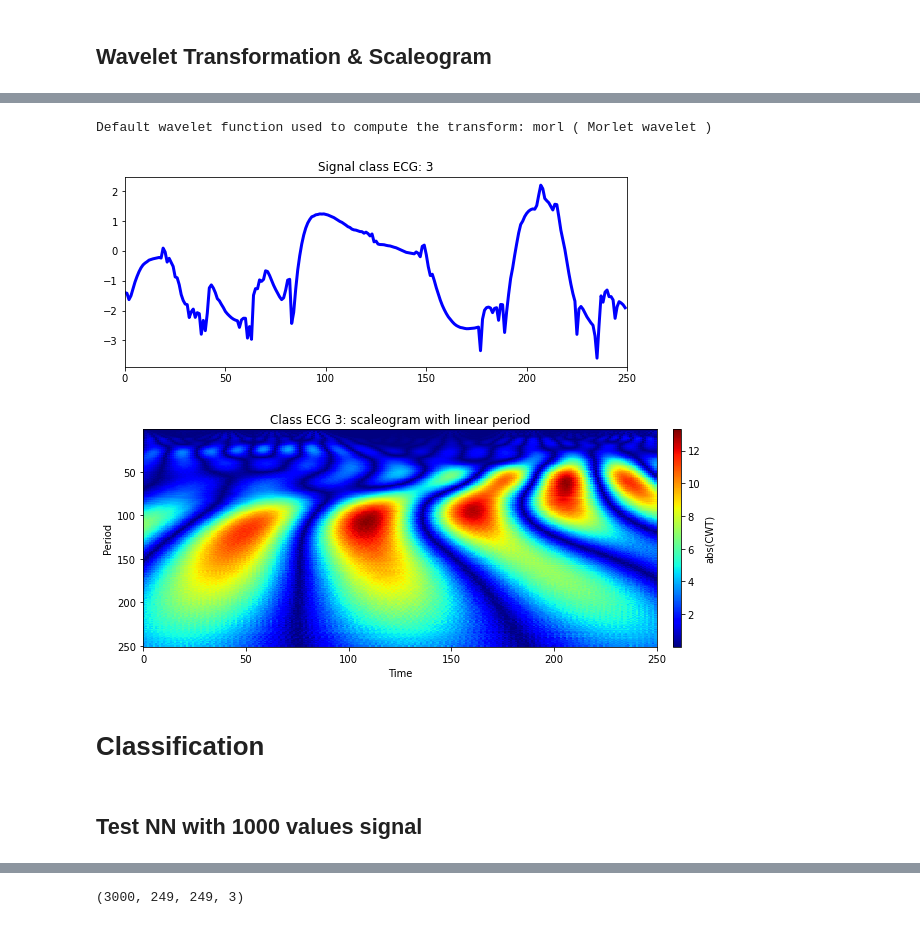
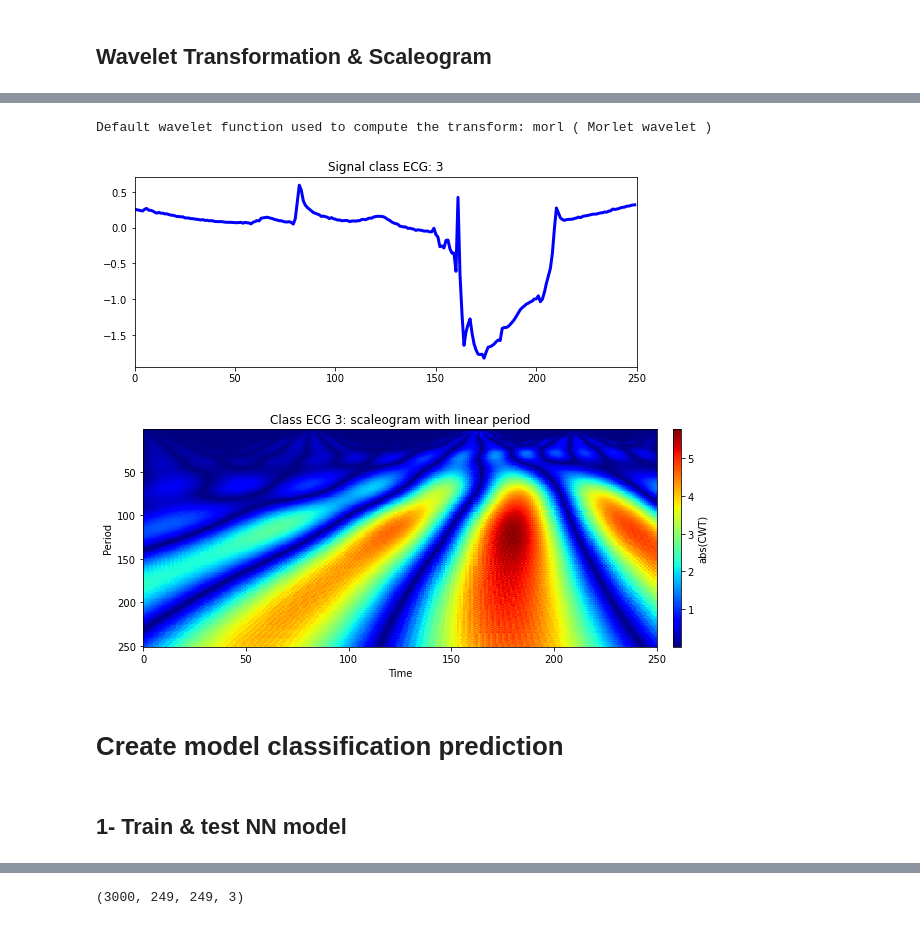
Before and after one commit to DJM25/aura-jedha, a Jupyter notebook: wavelet_analysis_ECG_model.ipynb, the cells around one changed output, grey strips where cells are left out. Saved outputs shown, nothing was run; the diff lists cells and outputs as text; code cells hidden in the pictures.

```diff
--- a/wavelet_analysis_ECG_model.ipynb
+++ b/wavelet_analysis_ECG_model.ipynb
@@ -263,40 +261,40 @@ Default wavelet function used to compute the transform: morl ( Morlet wavelet )
 # %%
 # Display Scaleogram of signal labelled in class 3
 # choose default wavelet function
 scg.set_default_wavelet('morl')
 
 # Choice 5 random values in the array indice range
 # alist = np.random.choice(range(len(ecg_data_111001)),5)
-nn = 1
+nn = np.random.randint(0,len(arr_class_3))
 data = arr_class_3[nn]
 label = 3
 
 # Display signal & his scaleogram for each index
 signal_length = 250
 # range of scales to perform the transform
 scales = scg.periods2scales( np.arange(1, signal_length+1) )
 x_values_wvt_arr = range(0,len(data),1)
 
 # plot the signal
 fig1, ax1 = plt.subplots(1, 1, figsize=(9, 3.5));
 ax1.plot(x_values_wvt_arr, data, linewidth=3, color='blue')
 ax1.set_xlim(0, signal_length)
 ax1.set_title(f"Signal class ECG: {label}")
 
 # the scaleogram
 scg.cws(data[:signal_length], scales=scales, figsize=(10, 4.0), coi = False, ylabel="Period", xlabel="Time",
         title=f"Class ECG {label}: scaleogram with linear period");
 
 print("Default wavelet function used to compute the transform:", scg.get_default_wavelet(), "(",
       pywt.ContinuousWavelet(scg.get_default_wavelet()).family_name, ")")
 # %% [output]
 Default wavelet function used to compute the transform: morl ( Morlet wavelet )
-[figure, old version]
+[figure, new version]
-[figure, old version]
+[figure, new version]
-# %% [markdown]
-# Classification
-# %% [markdown]
-## Test NN with 1000 values signal
+# %% [markdown]
+# Create model classification prediction
+# %% [markdown]
+## 1- Train & test NN model
 # %%
 # Convert array into list to train our model
 arr_class_1_flatten = list(arr_class_1)
```
Also changed, not shown: parts of 52 cells of this notebook.
